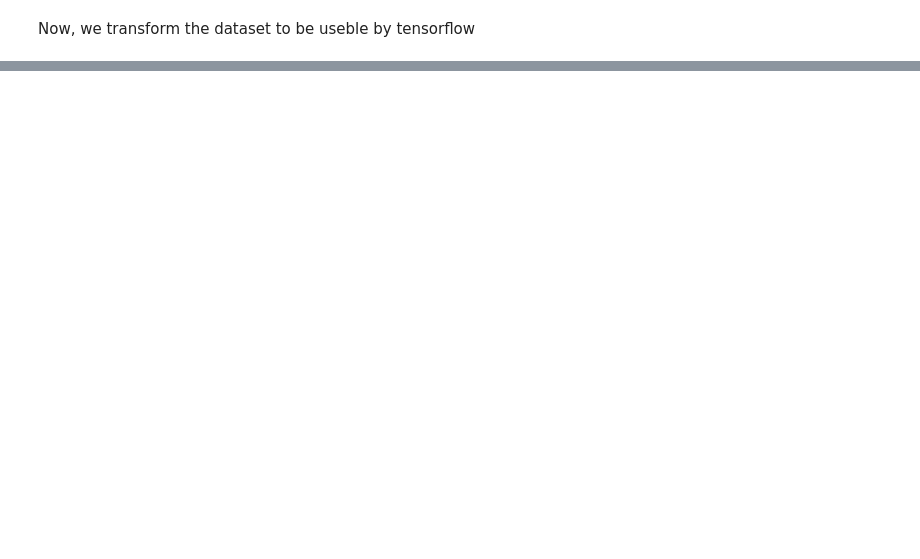
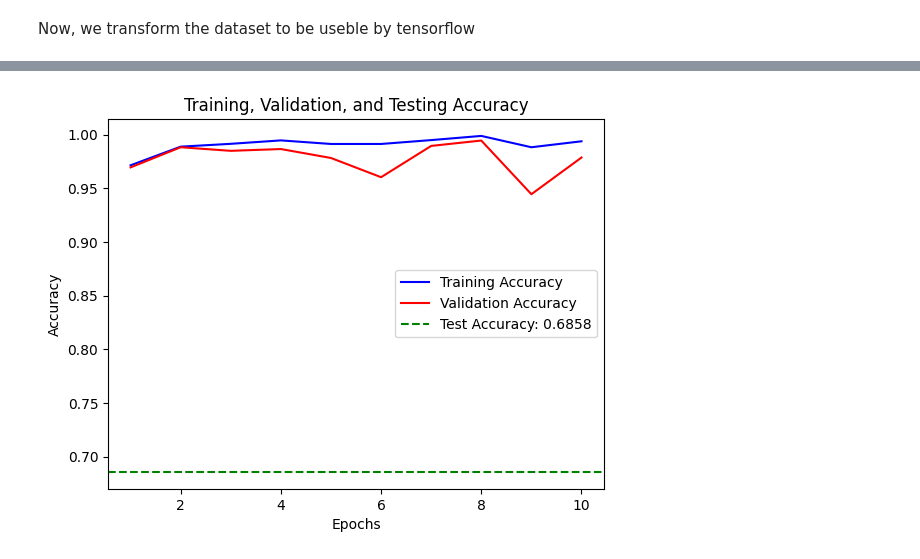
Before and after one commit to yanos84/Tutorials, a Jupyter notebook: Lab_session_CNN_Aerial.ipynb, the cells around one changed output, grey strips where cells are left out. Saved outputs shown, nothing was run; the diff lists cells and outputs as text; code cells hidden in the pictures; blank space fills up the shorter version.

```diff
--- a/Lab_session_CNN_Aerial.ipynb
+++ b/Lab_session_CNN_Aerial.ipynb
@@ -208,0 +243,6 @@ TypeError: '_PrefetchDataset' object is not subscriptable
+# %%
+model.compile(
+    loss= keras.losses.SparseCategoricalCrossentropy(from_logits=True),
+    optimizer = keras.optimizers.Adam(learning_rate=3e-4),
+    metrics=["accuracy"],
+)
@@ -208,0 +277,2 @@ TypeError: '_PrefetchDataset' object is not subscriptable
+# %%
+history = model.fit(x_train, y_train, validation_split=0.25, batch_size=64, epochs=10, verbose=2)
@@ -208,0 +324,2 @@ TypeError: '_PrefetchDataset' object is not subscriptable
+# %%
+hist2 = model.evaluate(x_test, y_test, batch_size=64)
@@ -208,0 +328,29 @@ TypeError: '_PrefetchDataset' object is not subscriptable
+# %%
+import matplotlib.pyplot as plt
+
+# Extract training and validation accuracies
+train_acc = history.history['accuracy']
+val_acc = history.history.get('val_accuracy', [])  # Use .get() to avoid errors if key is missing
+test_accuracy = hist2[1]
+
+# Extract the number of epochs
+epochs = range(1, len(train_acc) + 1)
+
+# Plot training and validation accuracies
+plt.plot(epochs, train_acc, 'b', label='Training Accuracy')
+if val_acc:
+    plt.plot(epochs, val_acc, 'r', label='Validation Accuracy')
+
+# Add test accuracy as a horizontal line
+plt.axhline(y=test_accuracy, color='g', linestyle='--', label=f'Test Accuracy: {test_accuracy:.4f}')
+
+# Add titles and labels
+plt.title('Training, Validation, and Testing Accuracy')
+plt.xlabel('Epochs')
+plt.ylabel('Accuracy')
+plt.legend()
+
+# Show the plot
+plt.show()
+# %% [output]
+[figure, added]
```
Also changed, not shown: parts of 18 cells of this notebook.
